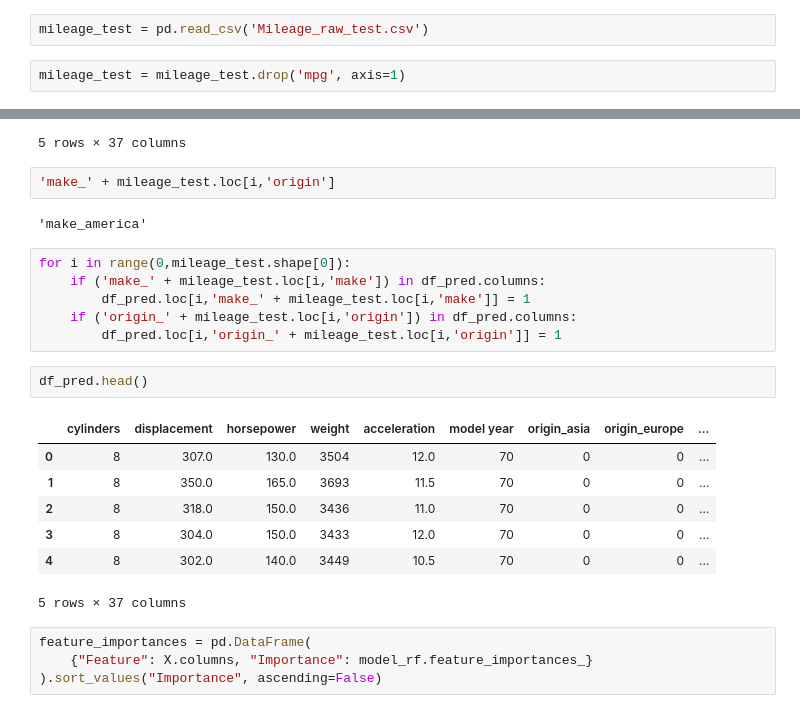
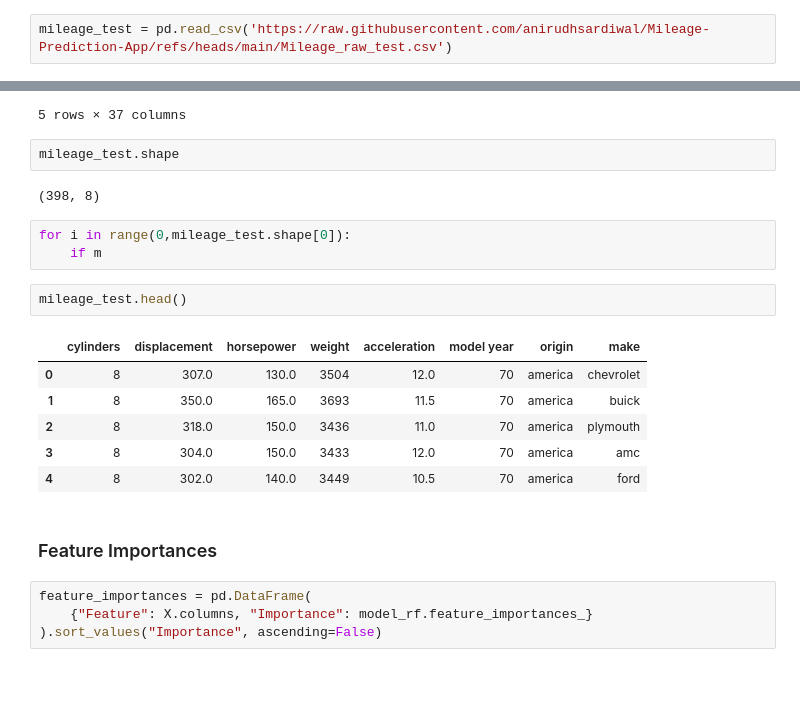
Before and after one commit to anirudhsardiwal/Mileage-Prediction-App, a Jupyter notebook: mileage_prediction.ipynb, the cells around one changed output, grey strips where cells are left out. Drawn from its saved outputs; the diff is of its cells as text; blank space fills up the shorter version.

```diff
--- a/mileage_prediction.ipynb
+++ b/mileage_prediction.ipynb
@@ -307,6 +308,4 @@ y_pred = model_rf.predict(X_test)
 # %%
 df_pred = pd.DataFrame(columns=X_train.columns)
 # %%
-mileage_test = pd.read_csv('Mileage_raw_test.csv')
+mileage_test = pd.read_csv('https://raw.githubusercontent.com/anirudhsardiwal/Mileage-Prediction-App/refs/heads/main/Mileage_raw_test.csv')
-# %%
-mileage_test = mileage_test.drop('mpg', axis=1)
@@ -324,26 +325,24 @@ df_pred.head()
 | 3 | 8 | 304.0 | 150.0 | 3433 | 12.0 | 70 | 0 | 0 | ... |
 | 4 | 8 | 302.0 | 140.0 | 3449 | 10.5 | 70 | 0 | 0 | ... |
 5 rows × 37 columns
-# %%
-'make_' + mileage_test.loc[i,'origin']
-# %% [output]
-'make_america'
-# %%
-for i in range(0,mileage_test.shape[0]):
-    if ('make_' + mileage_test.loc[i,'make']) in df_pred.columns:
-        df_pred.loc[i,'make_' + mileage_test.loc[i,'make']] = 1
-    if ('origin_' + mileage_test.loc[i,'origin']) in df_pred.columns:
-        df_pred.loc[i,'origin_' + mileage_test.loc[i,'origin']] = 1
+# %%
+mileage_test.shape
+# %% [output]
+(398, 8)
+# %%
+for i in range(0,mileage_test.shape[0]):
+    if m
 # %%
-df_pred.head()
+mileage_test.head()
 # %% [output]
-|  | cylinders | displacement | horsepower | weight | acceleration | model year | origin_asia | origin_europe | ... |
-| 0 | 8 | 307.0 | 130.0 | 3504 | 12.0 | 70 | 0 | 0 | ... |
-| 1 | 8 | 350.0 | 165.0 | 3693 | 11.5 | 70 | 0 | 0 | ... |
-| 2 | 8 | 318.0 | 150.0 | 3436 | 11.0 | 70 | 0 | 0 | ... |
-| 3 | 8 | 304.0 | 150.0 | 3433 | 12.0 | 70 | 0 | 0 | ... |
-| 4 | 8 | 302.0 | 140.0 | 3449 | 10.5 | 70 | 0 | 0 | ... |
+|  | cylinders | displacement | horsepower | weight | acceleration | model year | origin | make |
+| 0 | 8 | 307.0 | 130.0 | 3504 | 12.0 | 70 | america | chevrolet |
+| 1 | 8 | 350.0 | 165.0 | 3693 | 11.5 | 70 | america | buick |
+| 2 | 8 | 318.0 | 150.0 | 3436 | 11.0 | 70 | america | plymouth |
+| 3 | 8 | 304.0 | 150.0 | 3433 | 12.0 | 70 | america | amc |
+| 4 | 8 | 302.0 | 140.0 | 3449 | 10.5 | 70 | america | ford |
-5 rows × 37 columns
+# %% [markdown]
+### Feature Importances
 # %%
 feature_importances = pd.DataFrame(
     {"Feature": X.columns, "Importance": model_rf.feature_importances_}
```
Also changed, not shown: parts of 6 cells of this notebook.
